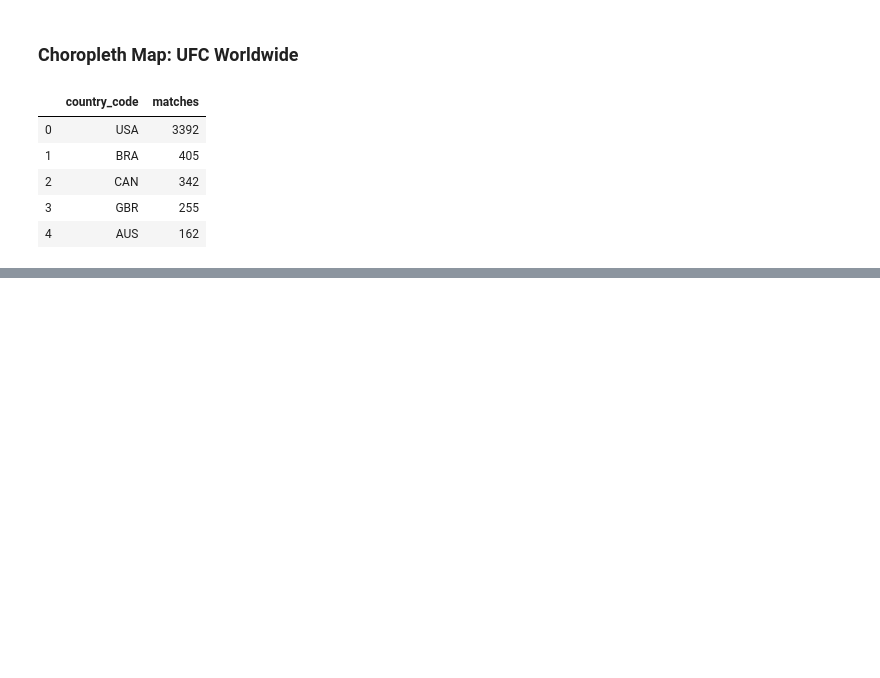
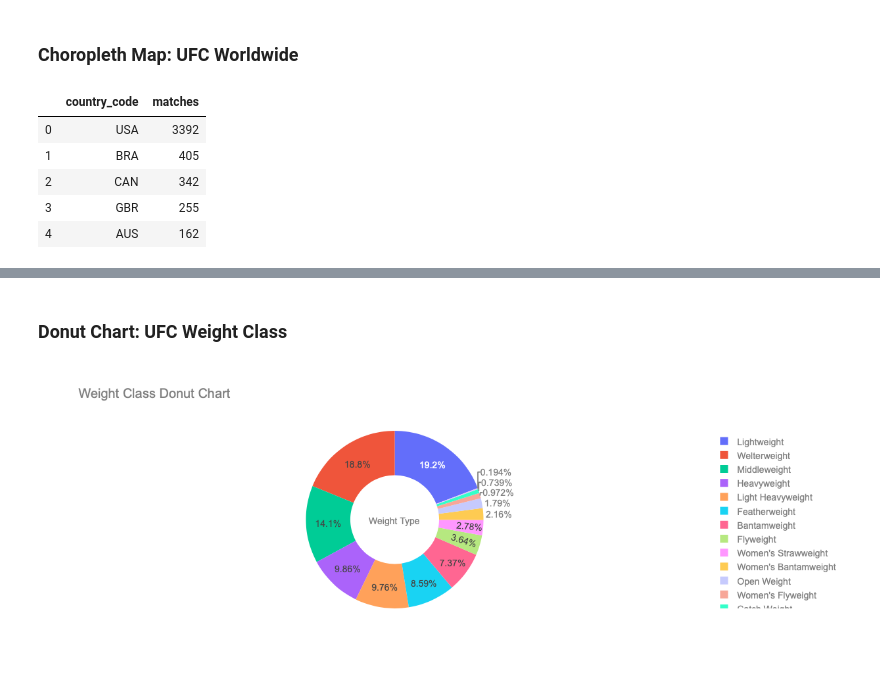
Before and after one commit to rezan21/UFC-Prediction, a Jupyter notebook: Visualisation.ipynb, the cells around one changed output, grey strips where cells are left out. Saved outputs shown, nothing was run; the diff lists cells and outputs as text; code cells hidden in the pictures; blank space fills up the shorter version.

Commit message:
visualisations

```diff
--- a/Visualisation.ipynb
+++ b/Visualisation.ipynb
@@ -73,0 +77,16 @@ fig1.show()
+# %% [markdown]
+### Donut Chart: UFC Weight Class
+# %%
+weight_class_df = pd.DataFrame(ufc_raw["weight_class"].value_counts()).reset_index().rename({"index":"weight__class", "weight_class":"counts"}, axis=1)
+fig2 = go.Figure(data=[go.Pie(labels=weight_class_df["weight__class"], values=weight_class_df["counts"], hole=.5, title="Weight Type")])
+fig2.update_layout(
+    title="Weight Class Donut Chart",
+    font=dict(
+        family="Arial",
+        size=14,
+        color="#7f7f7f"
+    )
+)
+fig2.show()
+# %% [output]
+[figure, added]
```
Also changed, not shown: parts of 6 cells of this notebook.
